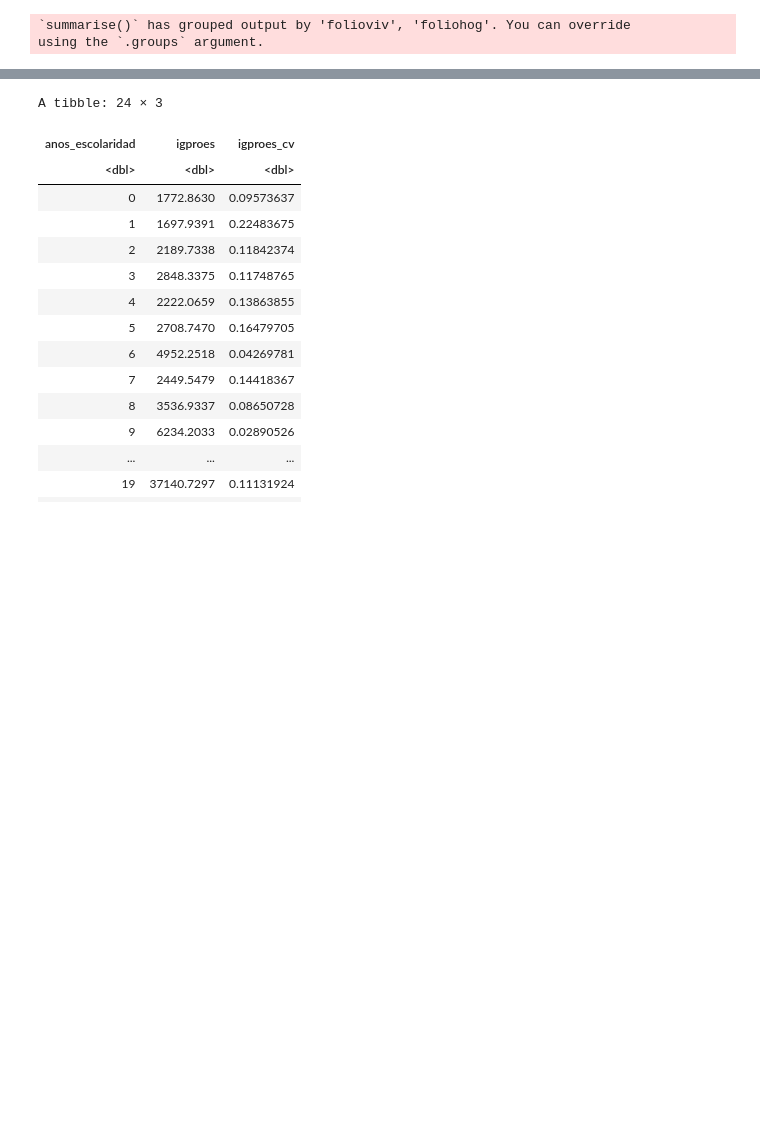
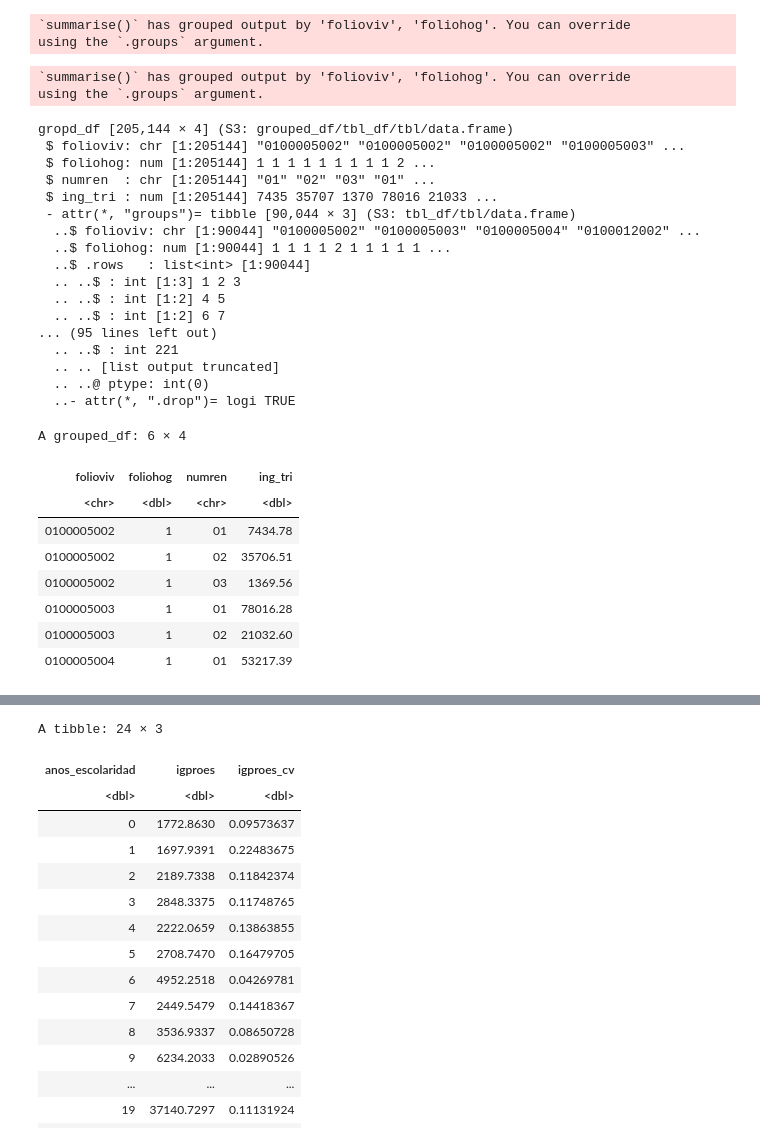
Before and after one commit to andimcfl/VARIOS, a Jupyter notebook: ejemplo_ingreso_pp_enigh.ipynb, the cells around one changed output, grey strips where cells are left out. Saved outputs shown, nothing was run; the diff lists cells and outputs as text; code cells hidden in the pictures; blank space fills up the shorter version.

```diff
--- a/ejemplo_ingreso_pp_enigh.ipynb
+++ b/ejemplo_ingreso_pp_enigh.ipynb
@@ -33,6 +69,51 @@ summarise(ing_tri = sum(ing_tri, na.rm = TRUE))
 # %% [output]
 `summarise()` has grouped output by 'folioviv', 'foliohog'. You can override
 using the `.groups` argument.
+# %%
+# URL del archivo ZIP
+url <- "https://www.inegi.org.mx/contenidos/programas/enigh/nc/2022/microdatos/enigh2022_ns_ingresos_csv.zip"
+temp_zip <- tempfile(fileext = ".zip")
+temp_dir <- tempdir()
+download.file(url, temp_zip, mode = "wb")
+unzip(temp_zip, exdir = temp_dir)
+ingreso_doc <- list.files(temp_dir, pattern ="ingresos.csv", full.names = TRUE, recursive = TRUE)
+ingreso_enigh <- read_csv(ingreso_doc, show_col_types = FALSE) |>
+  mutate(cve_ent = substr(folioviv, 1,2)) |>
+  select(folioviv, foliohog, numren, ing_tri) |>
+  group_by(folioviv, foliohog, numren) |>
+  summarise(ing_tri = sum(ing_tri, na.rm = TRUE))
+
+str(ingreso_enigh)
+head(ingreso_enigh)
+# %% [output]
+`summarise()` has grouped output by 'folioviv', 'foliohog'. You can override
+using the `.groups` argument.
+gropd_df [205,144 × 4] (S3: grouped_df/tbl_df/tbl/data.frame)
+ $ folioviv: chr [1:205144] "0100005002" "0100005002" "0100005002" "0100005003" ...
+ $ foliohog: num [1:205144] 1 1 1 1 1 1 1 1 1 2 ...
+ $ numren  : chr [1:205144] "01" "02" "03" "01" ...
+ $ ing_tri : num [1:205144] 7435 35707 1370 78016 21033 ...
+ - attr(*, "groups")= tibble [90,044 × 3] (S3: tbl_df/tbl/data.frame)
+  ..$ folioviv: chr [1:90044] "0100005002" "0100005003" "0100005004" "0100012002" ...
+  ..$ foliohog: num [1:90044] 1 1 1 1 2 1 1 1 1 1 ...
+  ..$ .rows   : list<int> [1:90044]
+  .. ..$ : int [1:3] 1 2 3
+  .. ..$ : int [1:2] 4 5
+  .. ..$ : int [1:2] 6 7
+... (95 lines left out)
+  .. ..$ : int 221
+  .. .. [list output truncated]
+  .. ..@ ptype: int(0)
+  ..- attr(*, ".drop")= logi TRUE
+A grouped_df: 6 × 4
+| folioviv | foliohog | numren | ing_tri |
+| <chr> | <dbl> | <chr> | <dbl> |
+| 0100005002 | 1 | 01 | 7434.78 |
+| 0100005002 | 1 | 02 | 35706.51 |
+| 0100005002 | 1 | 03 | 1369.56 |
+| 0100005003 | 1 | 01 | 78016.28 |
+| 0100005003 | 1 | 02 | 21032.60 |
+| 0100005004 | 1 | 01 | 53217.39 |
 # %%
 ##DESCARGAR LA BASE DE POBLACIÓN DE LA ENCUESTA NACIONAL DE INGRESOS Y GASTOS DE LOS HOGARES 2022
 url<- "https://www.inegi.org.mx/contenidos/programas/enigh/nc/2022/microdatos/enigh2022_ns_poblacion_csv.zip"
```
Also changed, not shown: parts of 3 cells of this notebook.
